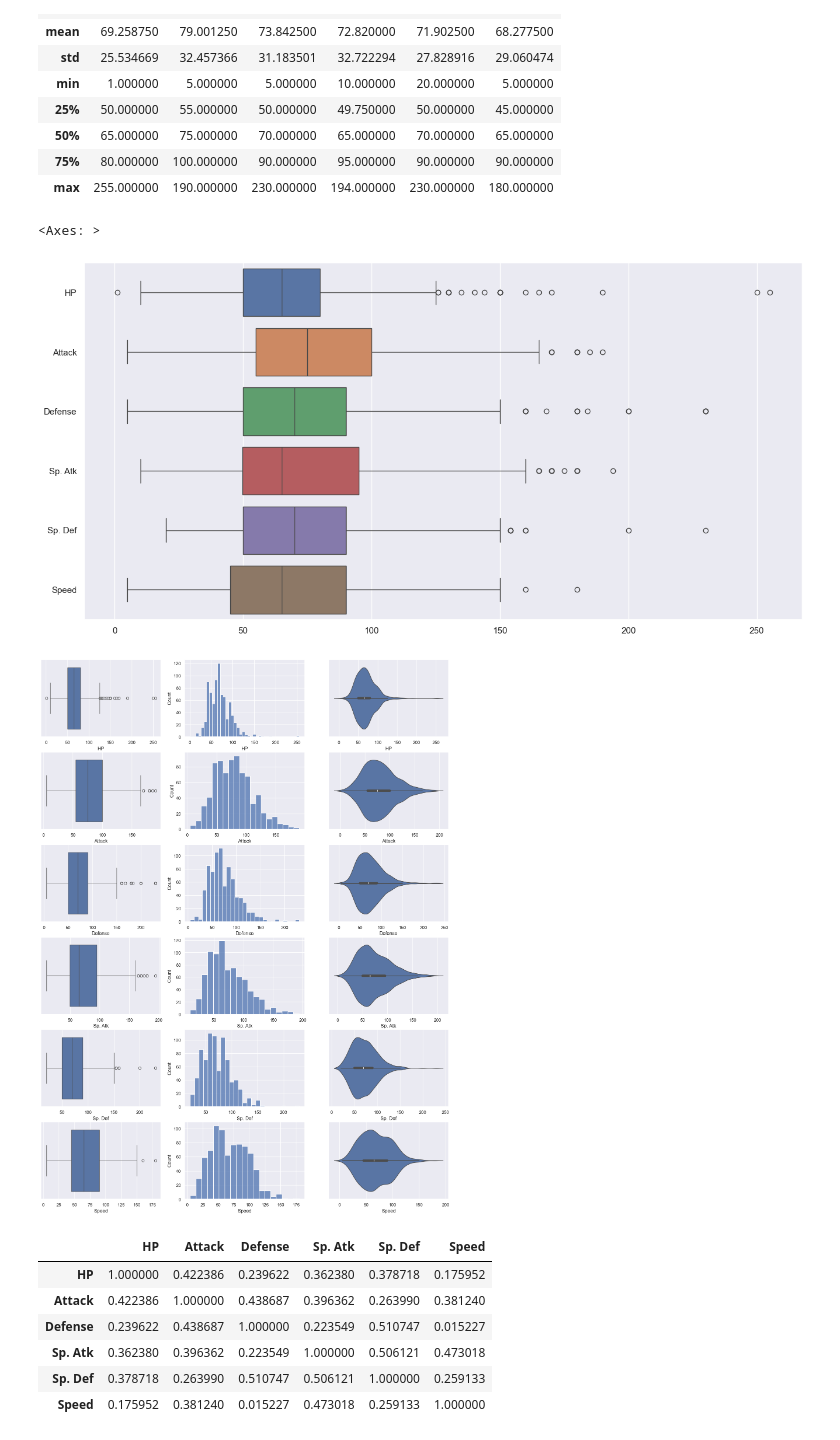
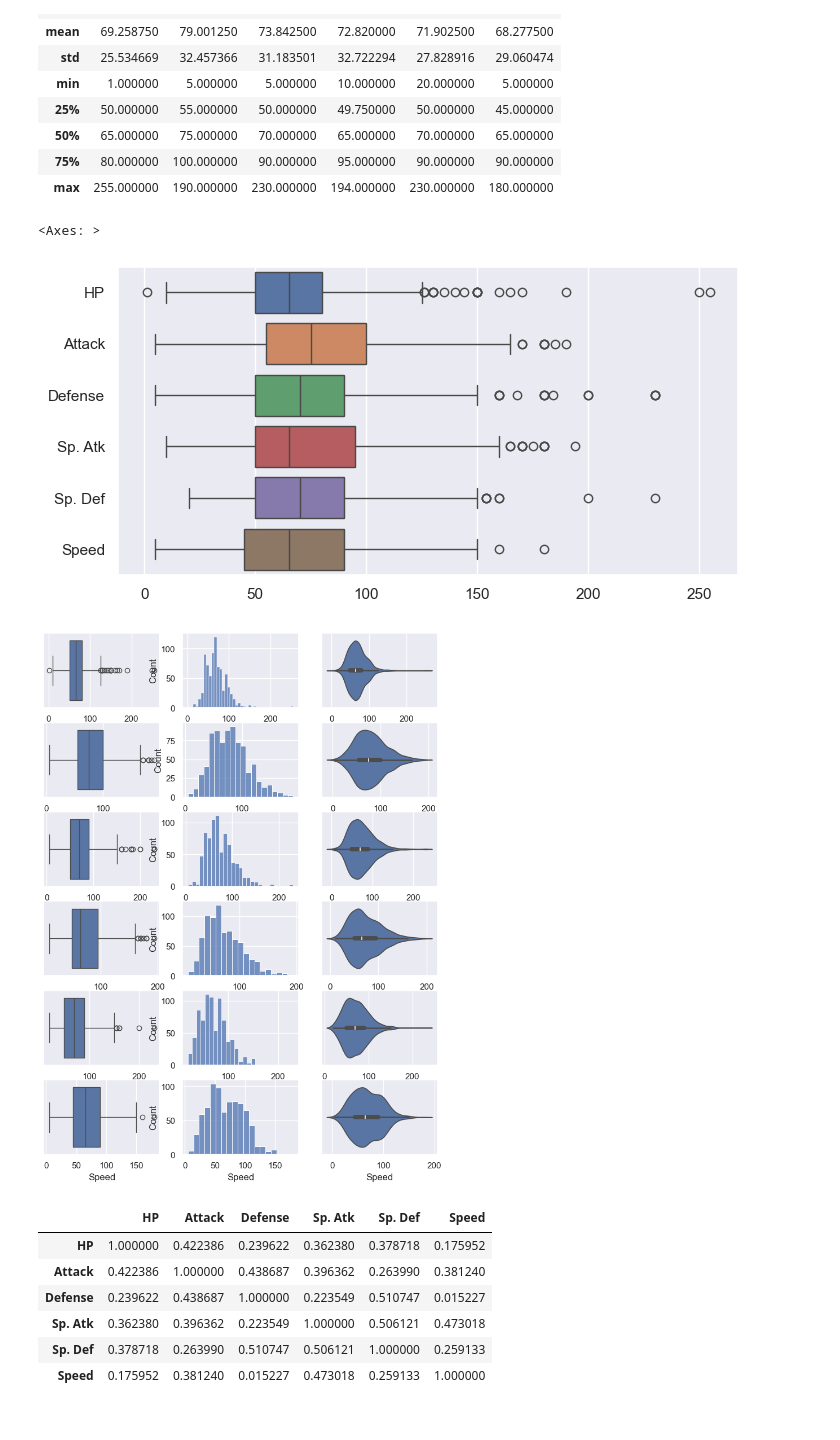
Before and after one commit to itsjunwei/IE0005-2026, a Jupyter notebook: Week1/M2 BasicStatistics.ipynb, the cells around one changed output. Cells and saved outputs as stored; diff of their text form; code cells hidden in the pictures.

```diff
--- a/Week1/M2 BasicStatistics.ipynb
+++ b/Week1/M2 BasicStatistics.ipynb
@@ -299,14 +407,14 @@ numDF.describe()
 | max | 255.000000 | 190.000000 | 230.000000 | 194.000000 | 230.000000 | 180.000000 |
 # %%
 # Draw the Boxplots of all variables
-f = plt.figure(figsize=(16, 8))
+f = plt.figure(figsize=(8, 4))
 sb.boxplot(data = numDF, orient = "h")
 # %% [output]
 <Axes: >
-[figure, old version]
+[figure, new version]
 # %%
 # Draw the distributions of all variables
-f, axes = plt.subplots(6, 3, figsize=(18, 24))
+f, axes = plt.subplots(6, 3, figsize=(9, 12))
 
 count = 0
 for var in numDF:
@@ -315,7 +423,7 @@ for var in numDF:
     sb.violinplot(data = numDF[var], orient = "h", ax = axes[count,2])
     count += 1
 # %% [output]
-[figure, old version]
+[figure, new version]
 # %%
 # Calculate the complete  correlation matrix
 numDF.corr()
```
Also changed, not shown: parts of 38 cells of this notebook, 1 other file.
